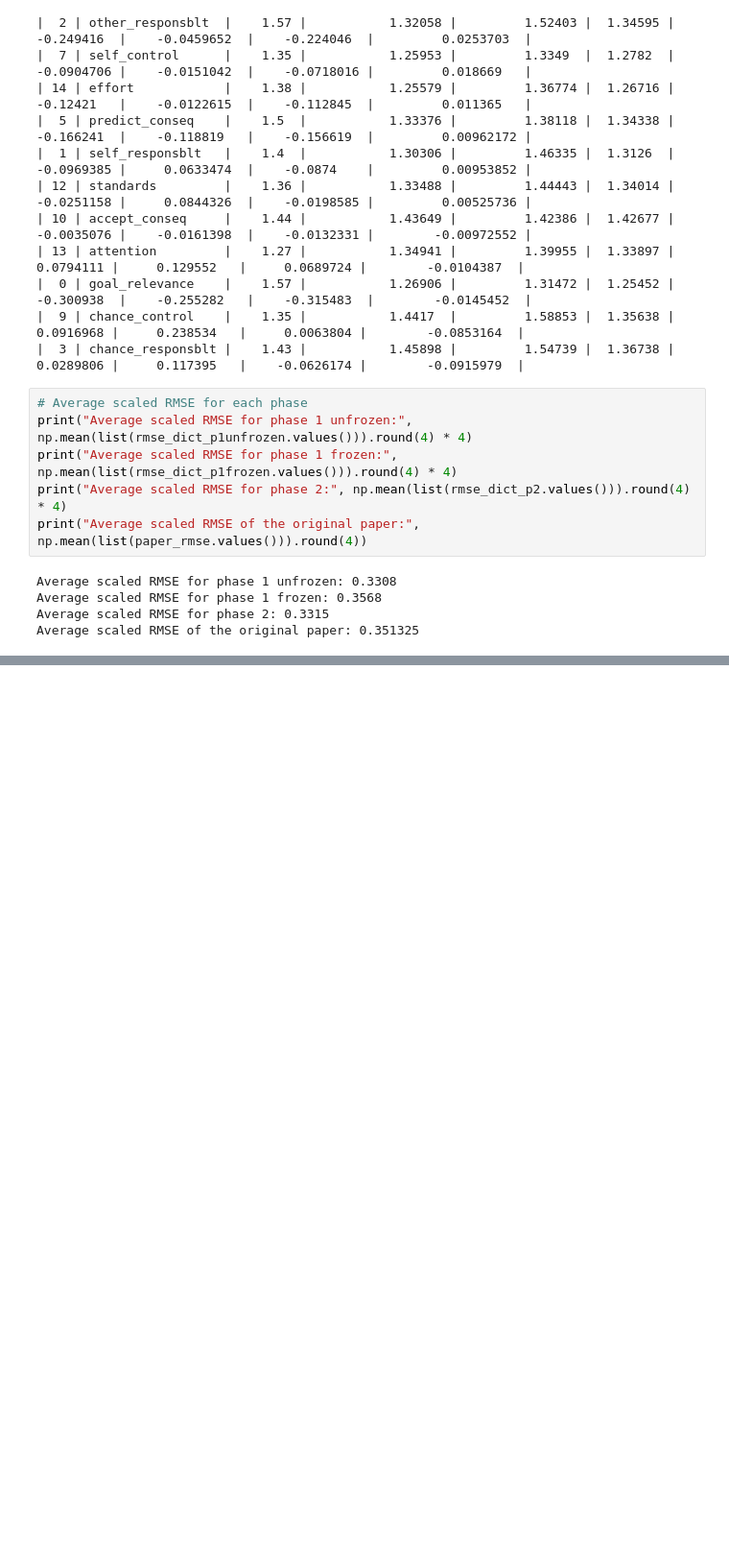
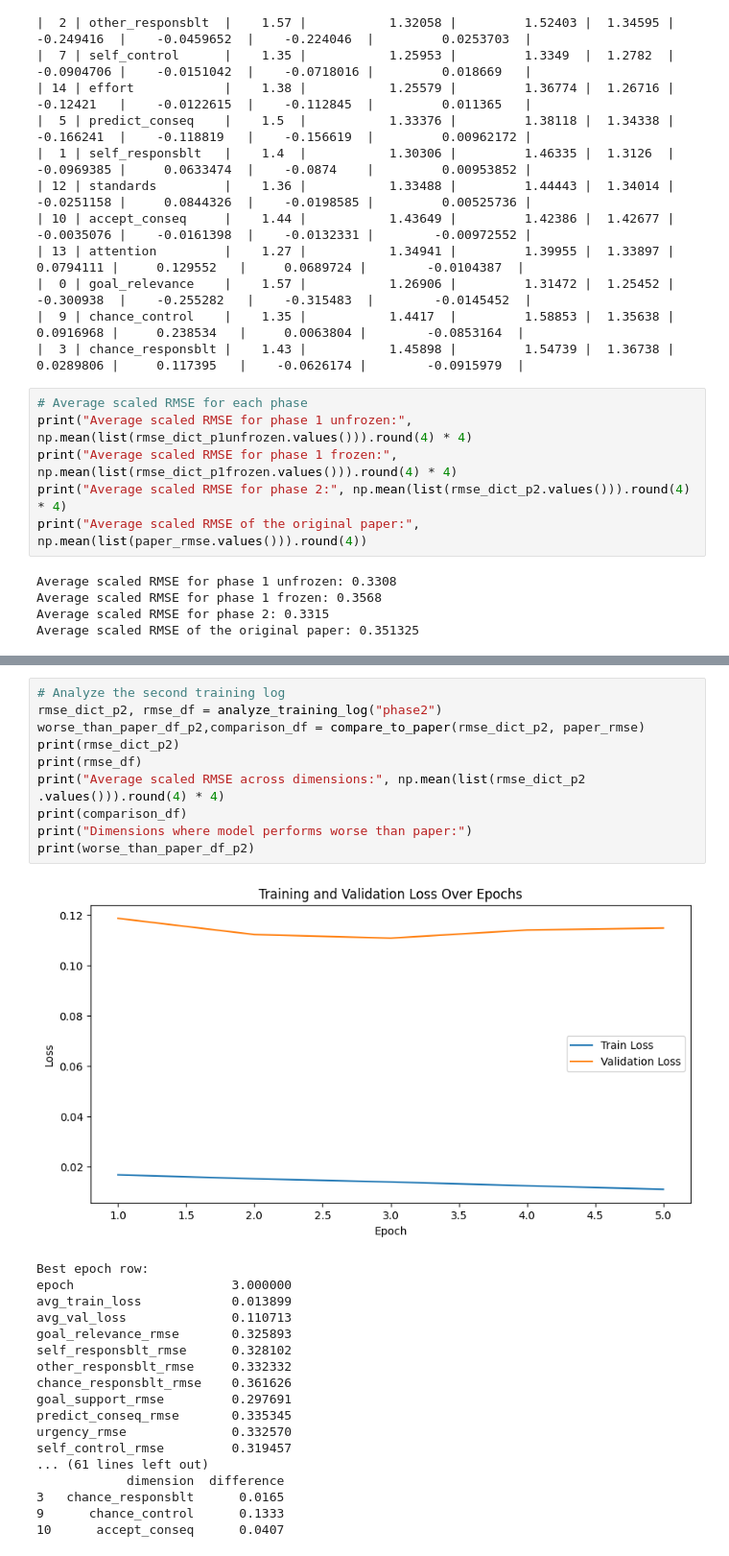
Before and after one commit to sooyeon-l/nlp-appraisal, a Jupyter notebook: notebooks/04_results_analysis.ipynb, the cells around one changed output, grey strips where cells are left out. Shown at 96% size. Drawn from its saved outputs; the diff is of its cells as text; blank space fills up the shorter version.

```diff
--- a/notebooks/04_results_analysis.ipynb
+++ b/notebooks/04_results_analysis.ipynb
@@ -274,0 +311,29 @@ def plot_loss_record(phase_name):
+# %%
+# Analyze the second training log
+rmse_dict_p2, rmse_df = analyze_training_log("phase2")
+worse_than_paper_df_p2,comparison_df = compare_to_paper(rmse_dict_p2, paper_rmse)
+print(rmse_dict_p2)
+print(rmse_df)
+print("Average scaled RMSE across dimensions:", np.mean(list(rmse_dict_p2   .values())).round(4) * 4)
+print(comparison_df)
+print("Dimensions where model performs worse than paper:")
+print(worse_than_paper_df_p2)
+# %% [output]
+[figure, added]
+Best epoch row:
+epoch                     3.000000
+avg_train_loss            0.013899
+avg_val_loss              0.110713
+goal_relevance_rmse       0.325893
+self_responsblt_rmse      0.328102
+other_responsblt_rmse     0.332332
+chance_responsblt_rmse    0.361626
+goal_support_rmse         0.297691
+predict_conseq_rmse       0.335345
+urgency_rmse              0.332570
+self_control_rmse         0.319457
+... (61 lines left out)
+            dimension  difference
+3   chance_responsblt      0.0165
+9      chance_control      0.1333
+10      accept_conseq      0.0407
```
Also changed, not shown: parts of 5 cells of this notebook, 4 other files.
